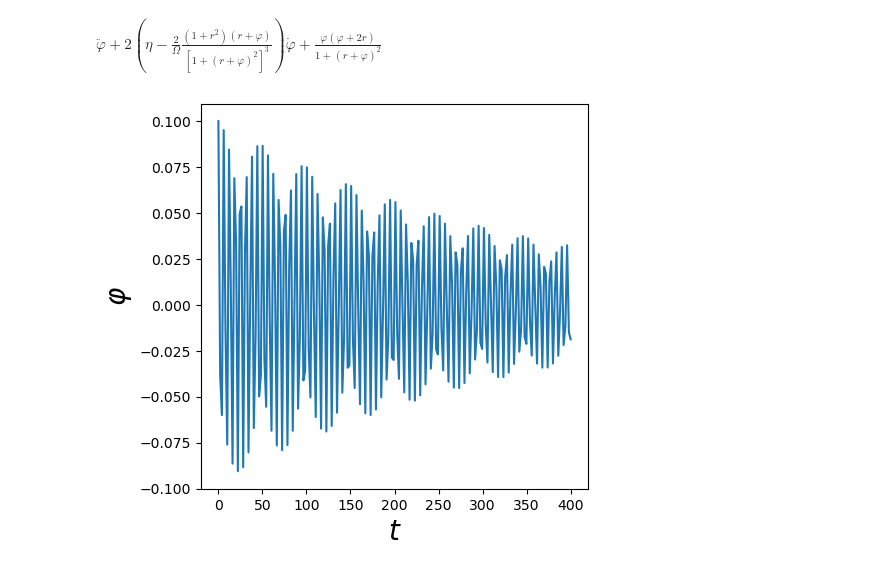
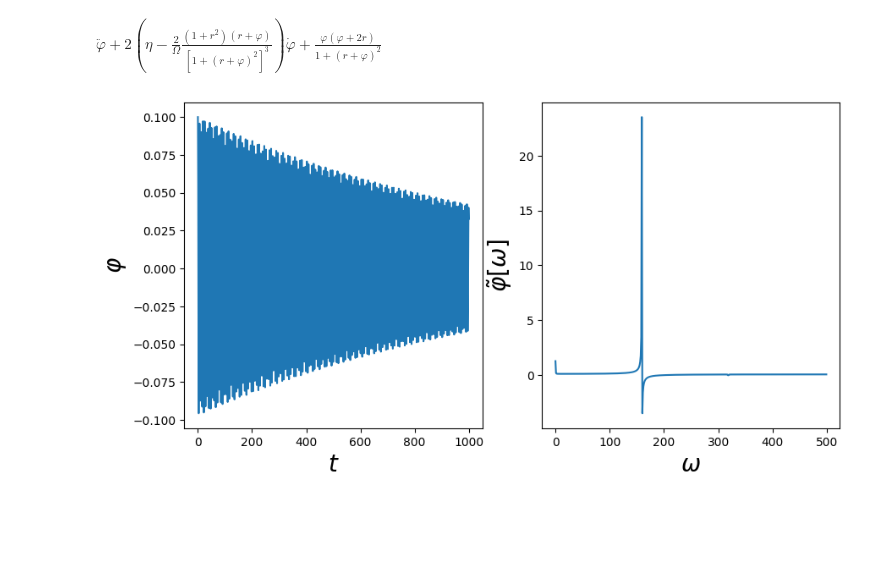
Before and after one commit to Satyamjha2/Optomechanics, a Jupyter notebook: levitating_mirror.ipynb, the cells around one changed output. Saved outputs shown, nothing was run; the diff lists cells and outputs as text; code cells hidden in the pictures; blank space fills up the shorter version.

```diff
--- a/levitating_mirror.ipynb
+++ b/levitating_mirror.ipynb
@@ -161,7 +161,7 @@ $\ddot{\varphi}+2(\eta-\frac{2}{\Omega}\frac{(1+r^2)(r+\varphi)}{[1+(r+\varphi)^
 # %%
 def ODE(t,z,ohm,r,eta):
     phi,phi_d=z
-    phi_d_dot=-2*(eta-(2*(1+r**2)*(r+phi))/(ohm*(1+(r+phi)**2)**3))*phi_d-(phi*(phi+2*r))/(1+(r+phi)**2)
+    phi_d_dot=-2*(eta-(2*(1+r**2)*(r+phi))/(ohm*(1+(r+phi)**2)**3))*phi_d*0-(phi*(phi+2*r))/(1+(r+phi)**2)
     phi_dot=phi_d
     return phi_dot,phi_d_dot
 
@@ -173,21 +173,25 @@ def evolve(psi_0,tf,param_list,N_step=100):
 # %%
 eta=2e-3
 ohm=1e4
 r=1
 
 param_list=[ohm,r,eta]
-tf=4e2              ### DO NOT increase this by a lot
+tf=1e3              ### DO NOT increase this by a lot
 phi_0,phi_d_0=1e-1,0
 psi_0=np.array([phi_0,phi_d_0])
 
-N_step=200
-fig, axs = plt.subplots(1, 1,figsize=(5,5))
+N_step=1000
 zz,t=evolve(psi_0,tf,param_list,N_step)
+fig, axs = plt.subplots(1, 2,figsize=(10,5))
 
-axs.plot(t,zz)
-axs.set_ylabel("$\\varphi$",fontsize=20)
-axs.set_xlabel('$t$',fontsize=20)
+axs[0].plot(t,zz)
+axs[0].set_ylabel("$\\varphi$",fontsize=20)
+axs[0].set_xlabel('$t$',fontsize=20)
+
+axs[1].plot(np.fft.fft(zz)[:N_step//2])
+axs[1].set_ylabel("$\\tilde{\\varphi}[\omega]$",fontsize=20)
+axs[1].set_xlabel('$\omega$',fontsize=20)
 
 plt.show()
 # %% [output]
-[figure, old version]
+[figure, new version]
```
Also changed, not shown: parts of 8 cells of this notebook.
